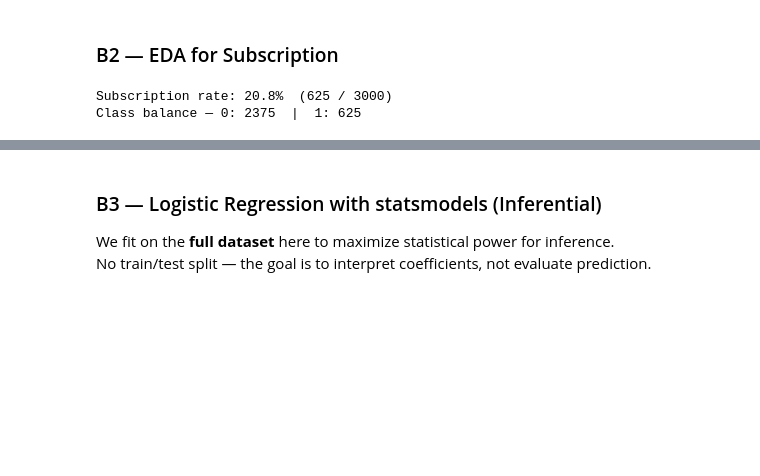
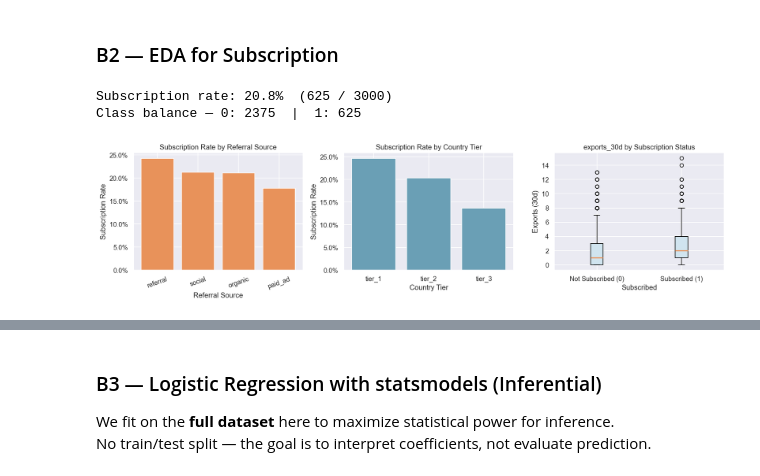
Before and after one commit to timothytzkung/Kung_Tim_Lab_Task, a Jupyter notebook: Assignment_02/IAT461_A2_Scaffold_empty.ipynb, the cells around one changed output, grey strips where cells are left out. Saved outputs shown, nothing was run; the diff lists cells and outputs as text; code cells hidden in the pictures; blank space fills up the shorter version.

```diff
--- a/Assignment_02/IAT461_A2_Scaffold_empty.ipynb
+++ b/Assignment_02/IAT461_A2_Scaffold_empty.ipynb
@@ -791,26 +794,40 @@ print(f"Class balance — 0: {n_total - n_pos}  |  1: {n_pos}")
 Subscription rate: 20.8%  (625 / 3000)
 Class balance — 0: 2375  |  1: 625
 # %%
-# YOUR CODE HERE
 # Visualize subscription rates across at least 3 features
-# Suggestions:
-#   - Bar chart: subscription rate by referral_source
-#   - Bar chart: subscription rate by country_tier
-#   - Boxplot: exports_30d distribution by subscribed (0 vs 1)
-#   - Bar chart: subscription rate by used_premium_feature_preview
-#   - Any other feature you find interesting
 
 fig, axes = plt.subplots(1, 3, figsize=(15, 4))
 
-# Plot 1 — YOUR CODE
-# axes[0]: ...
+# Plot 1 — Subscription rate by referral_source
+ref_rate = df_sub.groupby('referral_source')['subscribed'].mean().sort_values(ascending=False)
+axes[0].bar(ref_rate.index, ref_rate.values, color=ACCENT, edgecolor='white')
+axes[0].set_title('Subscription Rate by Referral Source')
+axes[0].set_xlabel('Referral Source')
+axes[0].set_ylabel('Subscription Rate')
+axes[0].yaxis.set_major_formatter(ticker.PercentFormatter(xmax=1))
+axes[0].tick_params(axis='x', rotation=20)
 
-# Plot 2 — YOUR CODE
-# axes[1]: ...
+# Plot 2 — Subscription rate by country_tier
+tier_rate = df_sub.groupby('country_tier')['subscribed'].mean().reindex(['tier_1', 'tier_2', 'tier_3'])
+axes[1].bar(tier_rate.index, tier_rate.values, color='#6a9fb5', edgecolor='white')
+axes[1].set_title('Subscription Rate by Country Tier')
+axes[1].set_xlabel('Country Tier')
+axes[1].set_ylabel('Subscription Rate')
+axes[1].yaxis.set_major_formatter(ticker.PercentFormatter(xmax=1))
 
-# Plot 3 — YOUR CODE
-# axes[2]: ...
+# Plot 3 — exports_30d distribution by subscribed (0 vs 1)
+not_sub = df_sub.loc[df_sub['subscribed'] == 0, 'exports_30d']
+sub     = df_sub.loc[df_sub['subscribed'] == 1, 'exports_30d']
+axes[2].boxplot([not_sub, sub], labels=['Not Subscribed (0)', 'Subscribed (1)'],
+                patch_artist=True,
+                boxprops=dict(facecolor='#d0e4ef'),
+                medianprops=dict(color=ACCENT, linewidth=2))
+axes[2].set_title('exports_30d by Subscription Status')
+axes[2].set_xlabel('Subscribed')
+axes[2].set_ylabel('Exports (30d)')
 
 plt.tight_layout()
 plt.show()
+# %% [output]
+[figure, added]
 # %%
```
Also changed, not shown: parts of 24 cells of this notebook.
